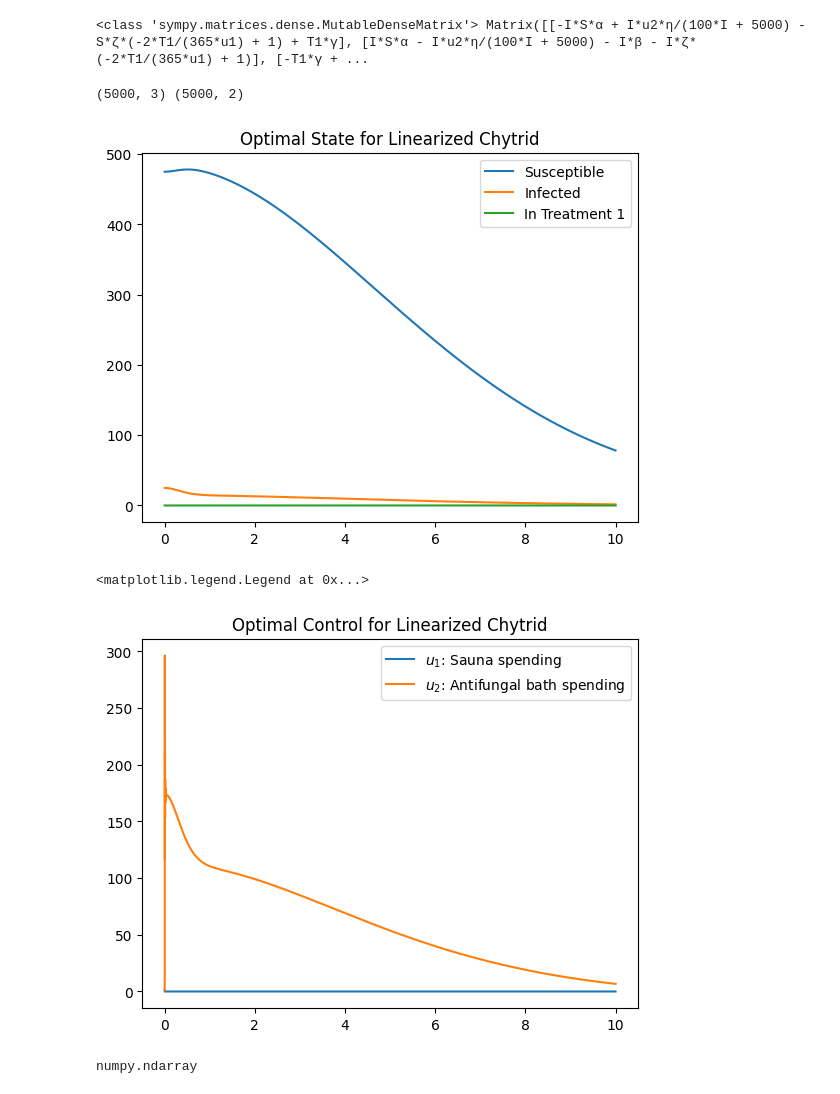
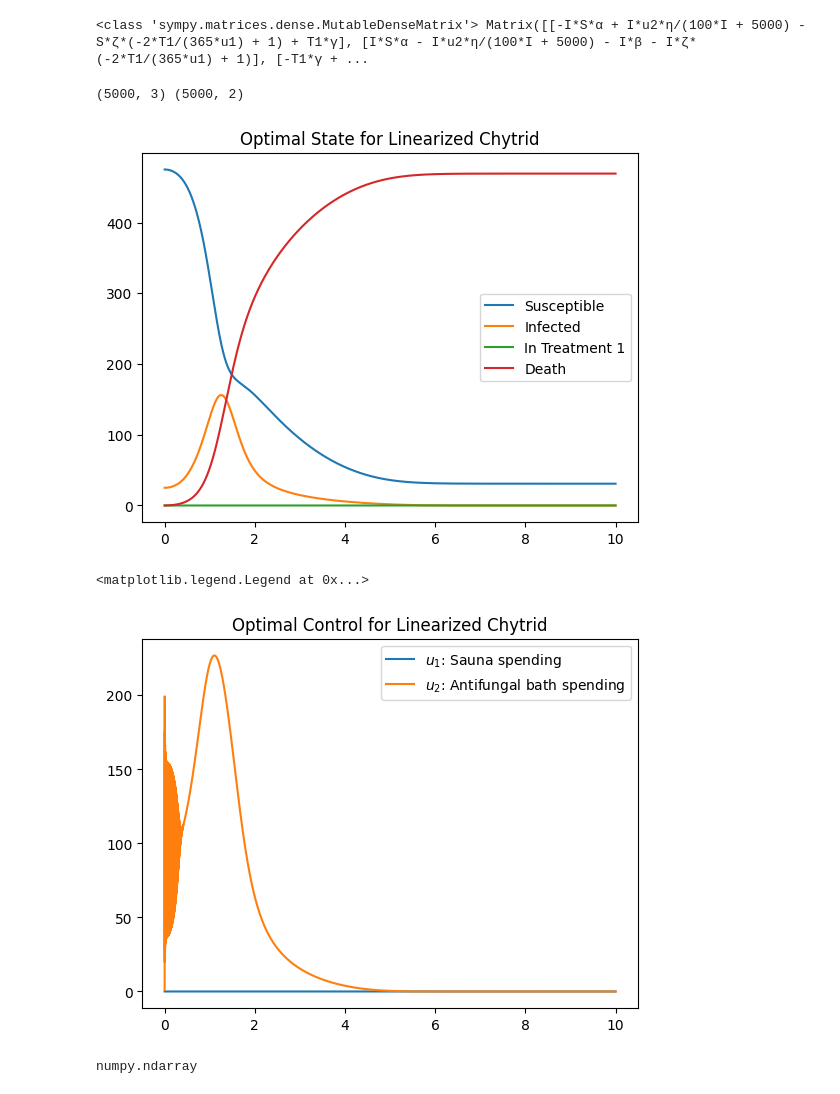
Before and after one commit to ACME-Vol4-Project1/save-axolotls-control, a Jupyter notebook: LQR_control.ipynb, the cells around one changed output. Saved outputs shown, nothing was run; the diff lists cells and outputs as text; code cells hidden in the pictures.

Commit message:
changed parameters to give a more realistic plot

```diff
--- a/LQR_control.ipynb
+++ b/LQR_control.ipynb
@@ -9,7 +9,7 @@ NOTE: $D$ apparently is not a 'controllable' variable. So including it in our st
 # %%
 # Define Q and R in our LQR model
 Q = np.array([[0, 0, 0],
-             [0, 60, 0],
+             [0, 3, 0],
              [0, 0, 0]])
 
 R = np.eye(2)
@@ -60,7 +60,7 @@ def solve_linearized(A, B, y0, t0, tf):
 # %%
 # test
 y0 = np.array([475, 25, 0])
-u0 = np.array([1, 1])
+u0 = np.array([0, 1])
 
 tf = 10
 t_steps = 5000
@@ -103,37 +103,37 @@ def iterated_lqr(Df_x, Df_u, t_space, x0, u0):
 
         x_new, u_new = solve_linearized(A, B, state_solutions[i], t_space[i], t_space[i+1])   # get next state using LQR
         state_solutions.append(x_new)
         control_solutions.append(u_new)
 
 
     return np.array(state_solutions), np.array(control_solutions)
 
 # sample test case
 x, u = iterated_lqr(lambda t, x, u: model.f_x(t, x, u), lambda t, x, u: model.f_u(t, x, u), t_space, y0, u0)
 print(x.shape, u.shape)
 
 S = x[:, 0]
 I = x[:, 1]
 T1 = x[:, 2]
 
 plt.title("Optimal State for Linearized Chytrid")
 plt.plot(t_space, S, label="Susceptible")
 plt.plot(t_space, I, label="Infected")
 plt.plot(t_space, T1, label="In Treatment 1")
-# plt.plot(t_space, D, label="Death")
+plt.plot(t_space, 500 - S - I - T1, label="Death")  # plotting death total 500 - all other groups
 plt.legend()
 plt.show()
 
 plt.title("Optimal Control for Linearized Chytrid")
 u1, u2 = u.T
 plt.plot(t_space, u1, label=rf'$u_{1}$: Sauna spending')
 plt.plot(t_space, u2, label=rf'$u_{2}$: Antifungal bath spending')
 plt.legend()
 # %% [output]
 (5000, 3) (5000, 2)
-[figure, old version]
+[figure, new version]
 <matplotlib.legend.Legend at 0x...>
-[figure, old version]
+[figure, new version]
 # %%
 type(model.f_x(0, np.ones(3), np.ones(2)))
 # %% [output]
```
